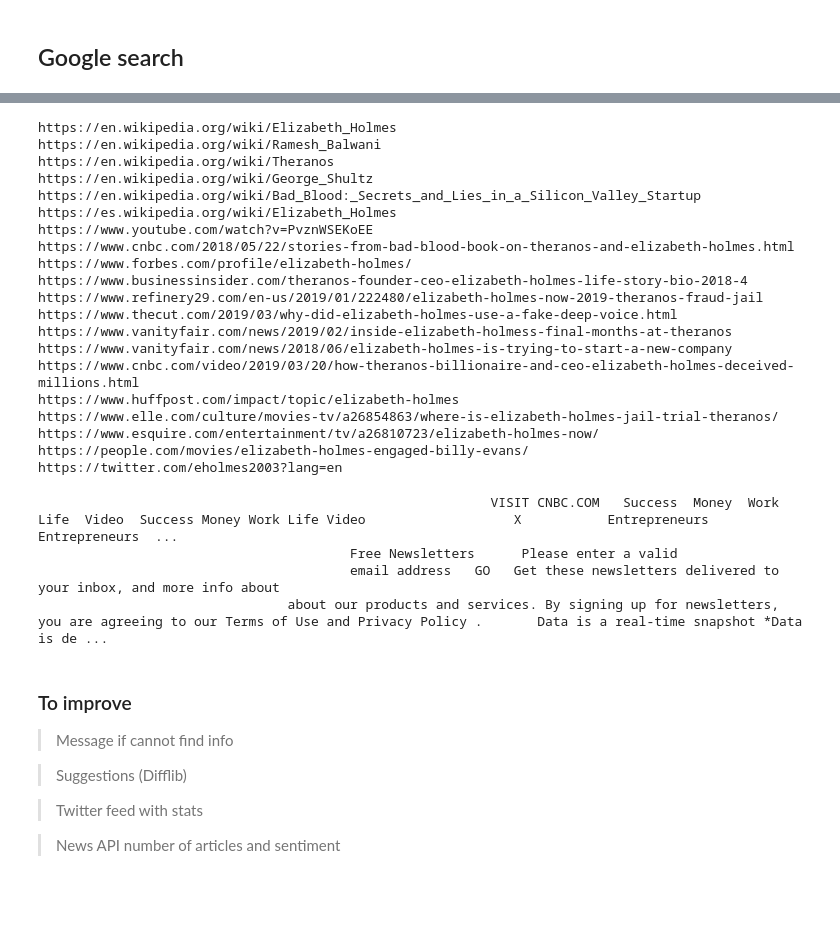
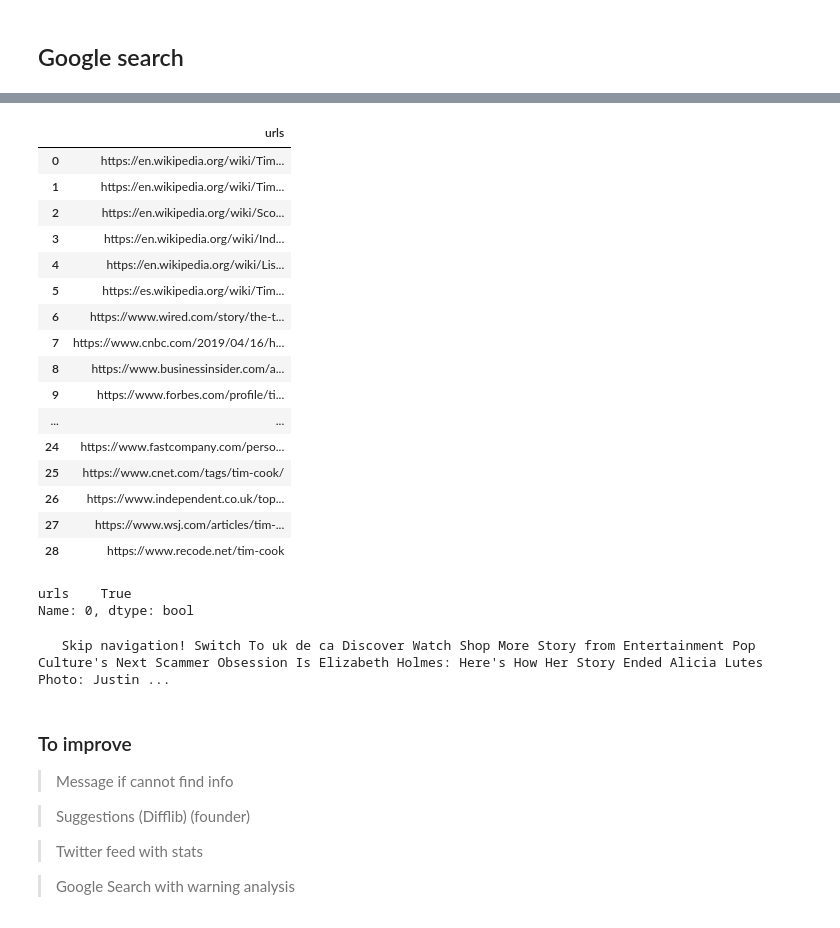
Before and after one commit to alvarofc/Project, a Jupyter notebook: Clean-process.ipynb, the cells around one changed output, grey strips where cells are left out. Cells and saved outputs as stored; diff of their text form; code cells hidden in the pictures; blank space fills up the shorter version.

Commit message:
Improved google search

```diff
--- a/Clean-process.ipynb
+++ b/Clean-process.ipynb
@@ -284,0 +287,19 @@ from googlesearch import search
+# %%
+rrss = ['facebook', 'twitter', 'linkedin', 'instagram', 'youtube','pinterest']
+# %%
+# esto es muy cutre
+query = "Tim Cook"
+urls = []
+sites = []
+red_social = False
+for s in search(query, tld="com", num=30, stop=30, pause=3, lang='en'):
+
+    if len(urls)<10:
+        for rs in rrss:
+            if rs in s or tld.extract(s).domain in sites:
+                red_social = True
+        if not red_social and s not in urls:
+            urls.append(s)
+            sites.append(tld.extract(s).domain)
+
+        red_social = False
@@ -285,29 +319,30 @@ from googlesearch import search
 # %%
-query = "Elizabeth holmes"
-
-for s in search(query, tld="com", num=20, stop=20, pause=3, lang='en'):
-    print(s)
+m = search(query, tld="com", num=30, stop=30, pause=3, lang='en')
+urls_df = pd.DataFrame({'urls': urls})
+urls_df
 # %% [output]
-https://en.wikipedia.org/wiki/Elizabeth_Holmes
-https://en.wikipedia.org/wiki/Ramesh_Balwani
-https://en.wikipedia.org/wiki/Theranos
-https://en.wikipedia.org/wiki/George_Shultz
-https://en.wikipedia.org/wiki/Bad_Blood:_Secrets_and_Lies_in_a_Silicon_Valley_Startup
-https://es.wikipedia.org/wiki/Elizabeth_Holmes
-https://www.youtube.com/watch?v=PvznWSEKoEE
-https://www.cnbc.com/2018/05/22/stories-from-bad-blood-book-on-theranos-and-elizabeth-holmes.html
-https://www.forbes.com/profile/elizabeth-holmes/
-https://www.businessinsider.com/theranos-founder-ceo-elizabeth-holmes-life-story-bio-2018-4
-https://www.refinery29.com/en-us/2019/01/222480/elizabeth-holmes-now-2019-theranos-fraud-jail
-https://www.thecut.com/2019/03/why-did-elizabeth-holmes-use-a-fake-deep-voice.html
-https://www.vanityfair.com/news/2019/02/inside-elizabeth-holmess-final-months-at-theranos
-https://www.vanityfair.com/news/2018/06/elizabeth-holmes-is-trying-to-start-a-new-company
-https://www.cnbc.com/video/2019/03/20/how-theranos-billionaire-and-ceo-elizabeth-holmes-deceived-millions.html
-https://www.huffpost.com/impact/topic/elizabeth-holmes
-https://www.elle.com/culture/movies-tv/a26854863/where-is-elizabeth-holmes-jail-trial-theranos/
-https://www.esquire.com/entertainment/tv/a26810723/elizabeth-holmes-now/
-https://people.com/movies/elizabeth-holmes-engaged-billy-evans/
-https://twitter.com/eholmes2003?lang=en
+|  | urls |
+| 0 | https://en.wikipedia.org/wiki/Tim... |
+| 1 | https://en.wikipedia.org/wiki/Tim... |
+| 2 | https://en.wikipedia.org/wiki/Sco... |
+| 3 | https://en.wikipedia.org/wiki/Ind... |
+| 4 | https://en.wikipedia.org/wiki/Lis... |
+| 5 | https://es.wikipedia.org/wiki/Tim... |
+| 6 | https://www.wired.com/story/the-t... |
+| 7 | https://www.cnbc.com/2019/04/16/h... |
+| 8 | https://www.businessinsider.com/a... |
+| 9 | https://www.forbes.com/profile/ti... |
+| ... | ... |
+| 24 | https://www.fastcompany.com/perso... |
+| 25 | https://www.cnet.com/tags/tim-cook/ |
+| 26 | https://www.independent.co.uk/top... |
+| 27 | https://www.wsj.com/articles/tim-... |
+| 28 | https://www.recode.net/tim-cook |
+# %%
+urls_df.iloc[0].str.contains('wikipedia')
+# %% [output]
+urls    True
+Name: 0, dtype: bool
 # %%
 from bs4 import BeautifulSoup
 from bs4.element import Comment
@@ -328,10 +363,7 @@ def text_from_html(body):
     visible_texts = filter(tag_visible, texts)
     return u" ".join(t.strip() for t in visible_texts)
 
-html = urllib.request.urlopen('https://www.cnbc.com/2018/05/22/stories-from-bad-blood-book-on-theranos-and-elizabeth-holmes.html').read()
+html = urllib.request.urlopen('https://www.refinery29.com/en-us/2019/01/222480/elizabeth-holmes-now-2019-theranos-fraud-jail').read()
 print(text_from_html(html))
 # %% [output]
-                                                          VISIT CNBC.COM   Success  Money  Work  Life  Video  Success Money Work Life Video                   X           Entrepreneurs   Entrepreneurs  ...
-                                        Free Newsletters      Please enter a valid
-                                        email address   GO   Get these newsletters delivered to your inbox, and more info about
-                                about our products and services. By signing up for newsletters, you are agreeing to our Terms of Use and Privacy Policy .       Data is a real-time snapshot *Data is de ...
+   Skip navigation! Switch To uk de ca Discover Watch Shop More Story from Entertainment Pop Culture's Next Scammer Obsession Is Elizabeth Holmes: Here's How Her Story Ended Alicia Lutes Photo: Justin ...
@@ -341,8 +376,8 @@ warning_word = ['lie', 'Lie', 'fraud']
 ### To improve
 > Message if cannot find info
 
-> Suggestions (Difflib)
+> Suggestions (Difflib) (founder)
 
 > Twitter feed with stats
 
-> News API number of articles and sentiment
+> Google Search with warning analysis
```
Also changed, not shown: parts of 25 cells of this notebook, 1 other file.
